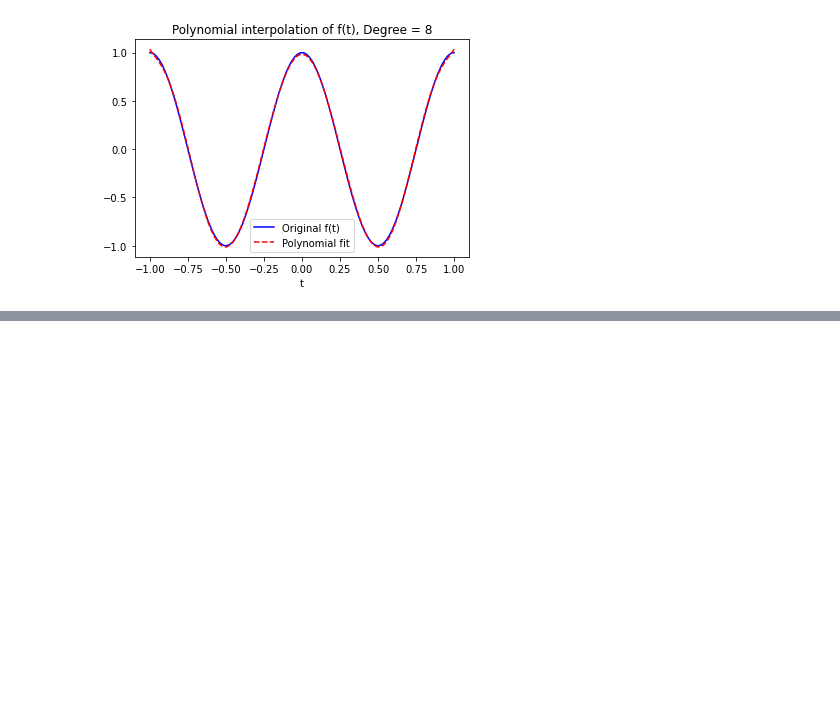
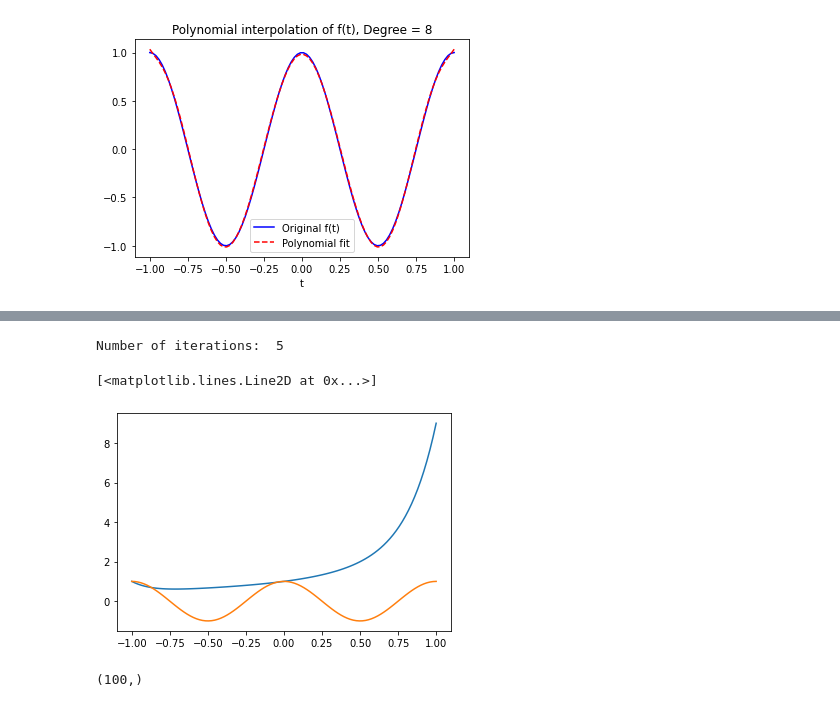
Before and after one commit to Joseph-Cannaday/Optimization-Class, a Jupyter notebook: hw6p3.ipynb, the cells around one changed output, grey strips where cells are left out. Saved outputs shown, nothing was run; the diff lists cells and outputs as text; code cells hidden in the pictures; blank space fills up the shorter version.

```diff
--- a/hw6p3.ipynb
+++ b/hw6p3.ipynb
@@ -80,13 +84,35 @@ plt.legend(('Original f(t)','LS1','LS2','LS3'))
 maxit = 200
 def subgraddesc (f): #fixed step gradient descent
     k = 0
+    a = 1 #initial step size
     x = []
-    x.append(x0)
+    x.append(np.ones(9))
     d = []
-    d.append(-grad(x[k]))
-    while """np.abs(d[k]) > epsilon""" and k <= maxit:
-        x.append(x[k] + a * float(d[k]))
+    z = []
+    z.append(np.zeros(100))
+    #print(x[0].shape)
+    z[k] = np.sign(A@x[k]-f)
+    d.append(A.T@z[k])
+    while (k<4 or np.linalg.norm(x[k]-x[k-2],2)>1e-10) and k <= maxit:
+        while np.linalg.norm(A@x[k],1)-np.linalg.norm(A@(x[k]+a*d[k]),1) < -.2*a*np.inner(d[k],d[k]):
+            rho = .6
+            a = rho * a
+        z.append(np.sign(A@x[k]-f))
+        d.append(A.T@z[k])#append new subgradient
+        x.append(x[k] - a * d[k])
         k = k + 1
-        d.append(-grad(x[k]))
     print("Number of iterations: ", k+1)
-    return x, d
+    return x[k]
+# %%
+xx = subgraddesc(ff)
+#print(xx)
+plt.plot(tt,A@xx)
+plt.plot(tt,ff)
+# %% [output]
+Number of iterations:  5
+[<matplotlib.lines.Line2D at 0x...>]
+[figure, added]
+# %%
+(A@np.ones(9)).shape
+# %% [output]
+(100,)
```
Also changed, not shown: parts of 3 cells of this notebook.
